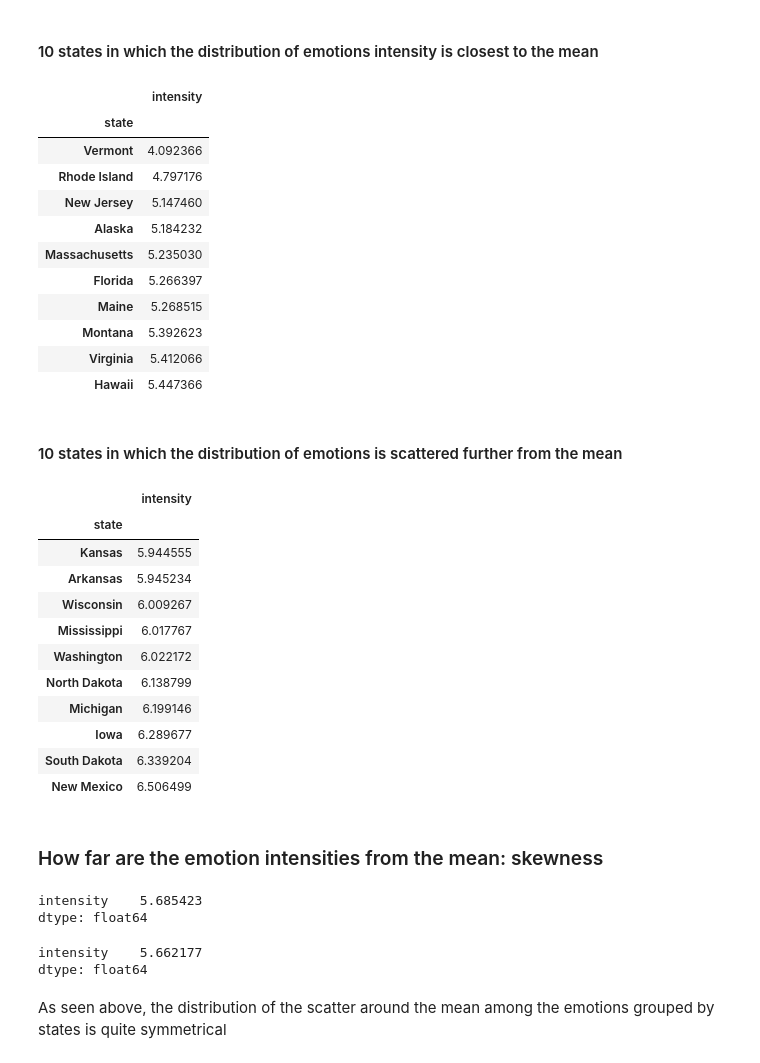
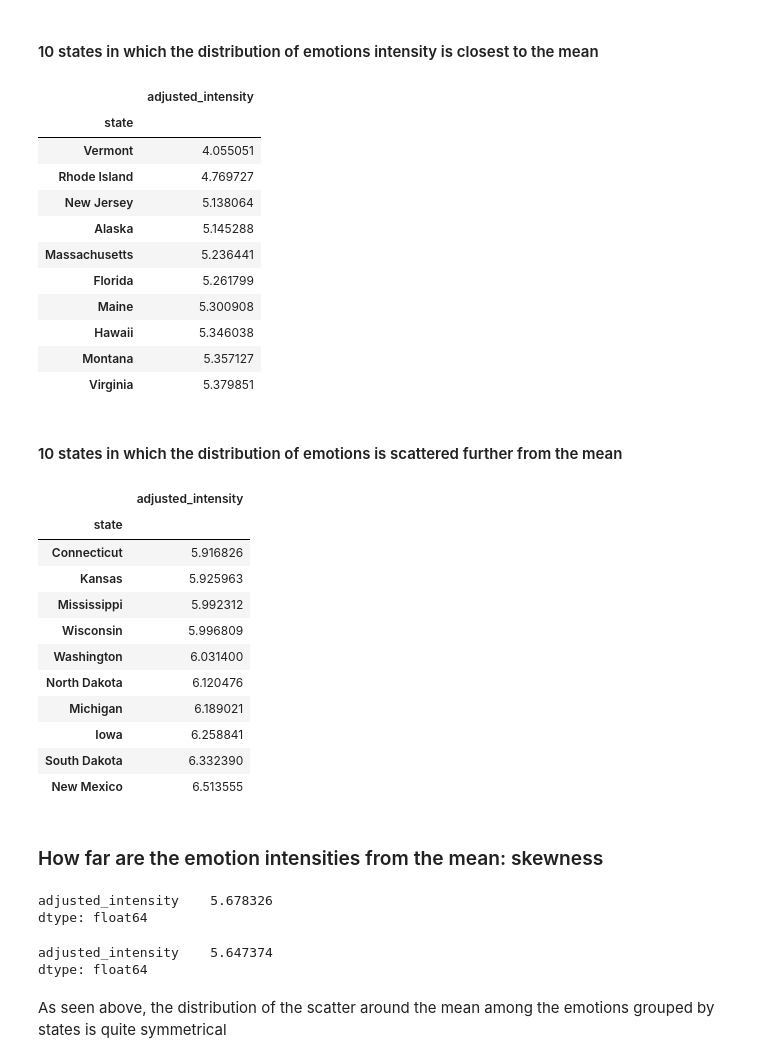
Before and after one commit to p-stachyra/Political-debate-on-Twitter, a Jupyter notebook: emotionsAnalysis.ipynb, the cells around one changed output. Cells and saved outputs as stored; diff of their text form; code cells hidden in the pictures.

```diff
--- a/emotionsAnalysis.ipynb
+++ b/emotionsAnalysis.ipynb
@@ -71,4 +71,12 @@ df = pd.read_csv("data/tweets_emotions_dataset.csv")
 df.drop(columns=["Unnamed: 0"], inplace=True)
 # %% [markdown]
 ## Studying emotions intensity
+# %%
+df = df.assign(adjusted_intensity = emotionalDirection(df, joy_weight=10,
+                                 sadness_weight=-1,
+                                 anger_weight=-10,
+                                 disgust_weight=-10,
+                                 surprise_weight=-5,
+                                 fear_weight=-5,
+                                 others_weight=0))
 # %%
@@ -149,52 +167,52 @@ intensity_mean.sort_values("intensity").tail(10)
 # %% [markdown]
 ### States: standard deviation for emotions intensities
 # %%
-intensity_std = pd.DataFrame(df.groupby("state")["intensity"].apply(np.std))
+intensity_std = pd.DataFrame(df.groupby("state")["adjusted_intensity"].apply(np.std))
 # %% [markdown]
 #### 10 states in which the distribution of emotions intensity is closest to the mean
 # %%
-intensity_std.sort_values("intensity")[:10]
+intensity_std.sort_values("adjusted_intensity")[:10]
 # %% [output]
-|  | intensity |
+|  | adjusted_intensity |
 | state |  |
-| Vermont | 4.092366 |
-| Rhode Island | 4.797176 |
-| New Jersey | 5.147460 |
-| Alaska | 5.184232 |
-| Massachusetts | 5.235030 |
-| Florida | 5.266397 |
-| Maine | 5.268515 |
-| Montana | 5.392623 |
-| Virginia | 5.412066 |
-| Hawaii | 5.447366 |
+| Vermont | 4.055051 |
+| Rhode Island | 4.769727 |
+| New Jersey | 5.138064 |
+| Alaska | 5.145288 |
+| Massachusetts | 5.236441 |
+| Florida | 5.261799 |
+| Maine | 5.300908 |
+| Hawaii | 5.346038 |
+| Montana | 5.357127 |
+| Virginia | 5.379851 |
 # %% [markdown]
 #### 10 states in which the distribution of emotions is scattered further from the mean
 # %%
-intensity_std.sort_values("intensity")[-10:]
+intensity_std.sort_values("adjusted_intensity")[-10:]
 # %% [output]
-|  | intensity |
+|  | adjusted_intensity |
 | state |  |
-| Kansas | 5.944555 |
-| Arkansas | 5.945234 |
-| Wisconsin | 6.009267 |
-| Mississippi | 6.017767 |
-| Washington | 6.022172 |
-| North Dakota | 6.138799 |
-| Michigan | 6.199146 |
-| Iowa | 6.289677 |
-| South Dakota | 6.339204 |
-| New Mexico | 6.506499 |
+| Connecticut | 5.916826 |
+| Kansas | 5.925963 |
+| Mississippi | 5.992312 |
+| Wisconsin | 5.996809 |
+| Washington | 6.031400 |
+| North Dakota | 6.120476 |
+| Michigan | 6.189021 |
+| Iowa | 6.258841 |
+| South Dakota | 6.332390 |
+| New Mexico | 6.513555 |
 # %% [markdown]
 ### How far are the emotion intensities from the mean: skewness
 # %%
 intensity_std.median()
 # %% [output]
-intensity    5.685423
+adjusted_intensity    5.678326
 dtype: float64
 # %%
 intensity_std.mean()
 # %% [output]
-intensity    5.662177
+adjusted_intensity    5.647374
 dtype: float64
 # %% [markdown]
 As seen above, the distribution of the scatter around the mean among the emotions grouped by states is quite symmetrical
```
Also changed, not shown: parts of 29 cells of this notebook, 21 other files.
